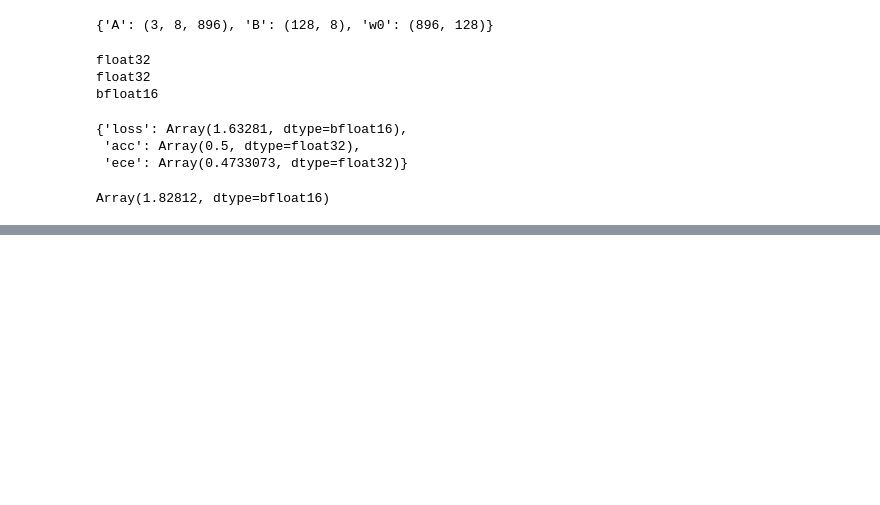
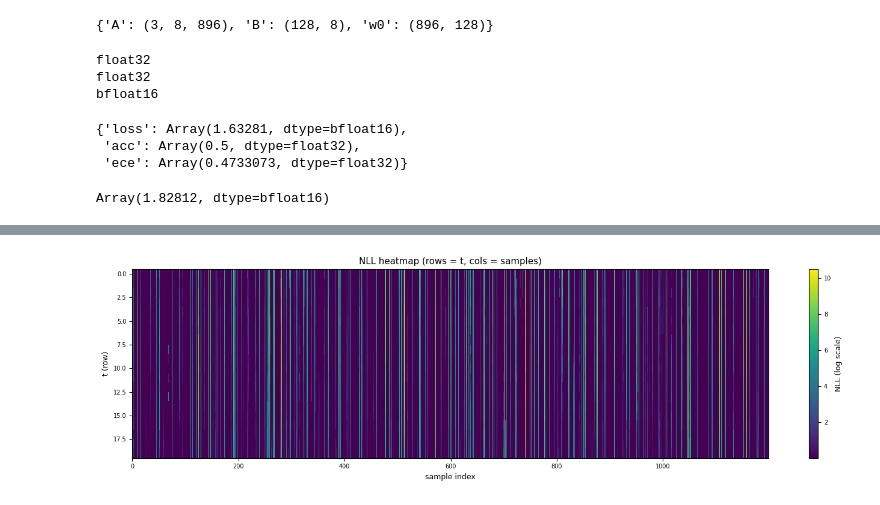
Before and after one commit to doldd/Time_Transformer, a Jupyter notebook: test_qwen_classification.ipynb, the cells around one changed output, grey strips where cells are left out. Saved outputs shown, nothing was run; the diff lists cells and outputs as text; code cells hidden in the pictures; blank space fills up the shorter version.

```diff
--- a/test_qwen_classification.ipynb
+++ b/test_qwen_classification.ipynb
@@ -1105,0 +1318,21 @@ Array(1.82812, dtype=bfloat16)
+# %%
+from matplotlib.colors import LogNorm, Normalize
+
+
+plt.figure(figsize=(14, 4))
+# convert to numpy and ensure positive values for log scaling
+data = np.array(nll)
+eps = 1e-6
+data = np.where(data <= 0, eps, data)
+
+# norm = LogNorm(vmin=data.min(), vmax=data.max())
+norm = Normalize(vmin=data.min(), vmax=data.max())
+im = plt.imshow(data, aspect='auto', cmap='viridis', norm=norm, interpolation='nearest')
+plt.colorbar(im, label='NLL (log scale)')
+plt.xlabel('sample index')
+plt.ylabel('t (row)')
+plt.title('NLL heatmap (rows = t, cols = samples)')
+plt.tight_layout()
+plt.show()
+# %% [output]
+[figure, added]
```
Also changed, not shown: parts of 25 cells of this notebook, 1 other file.
